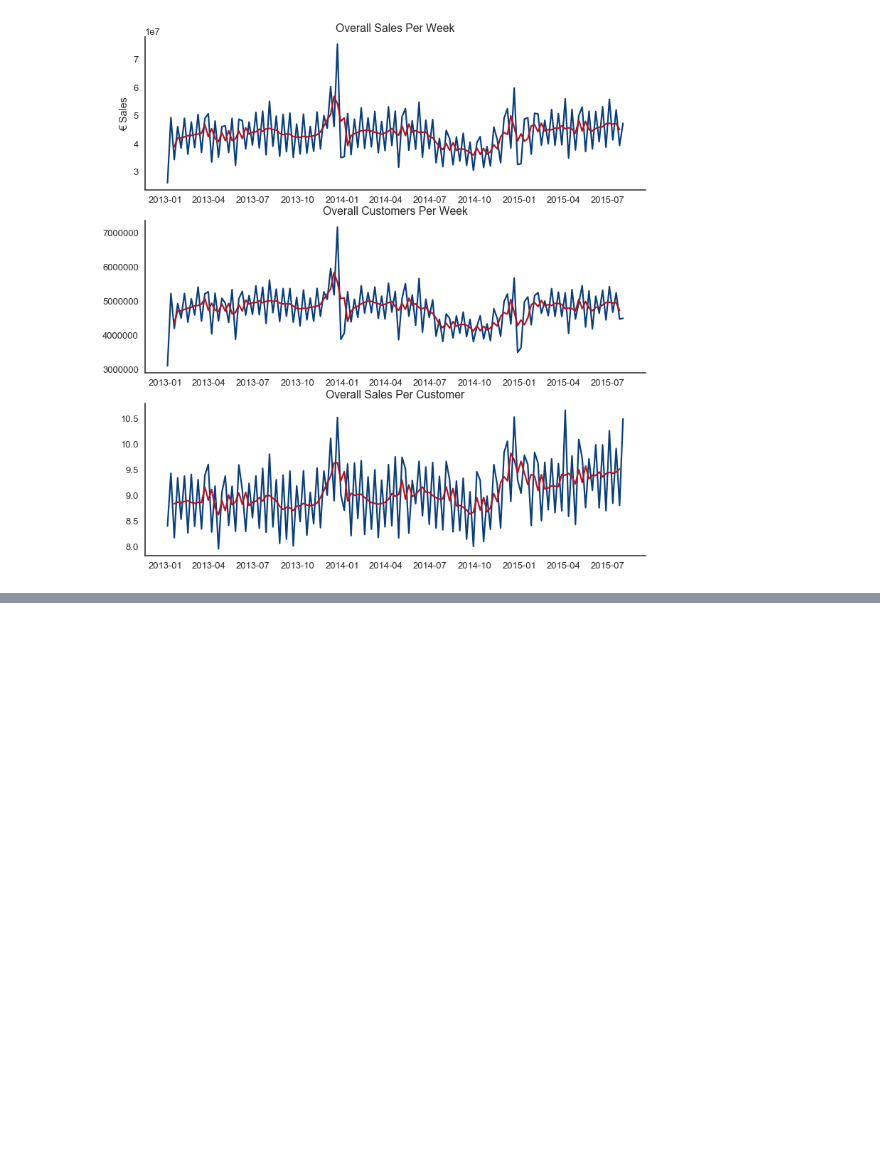
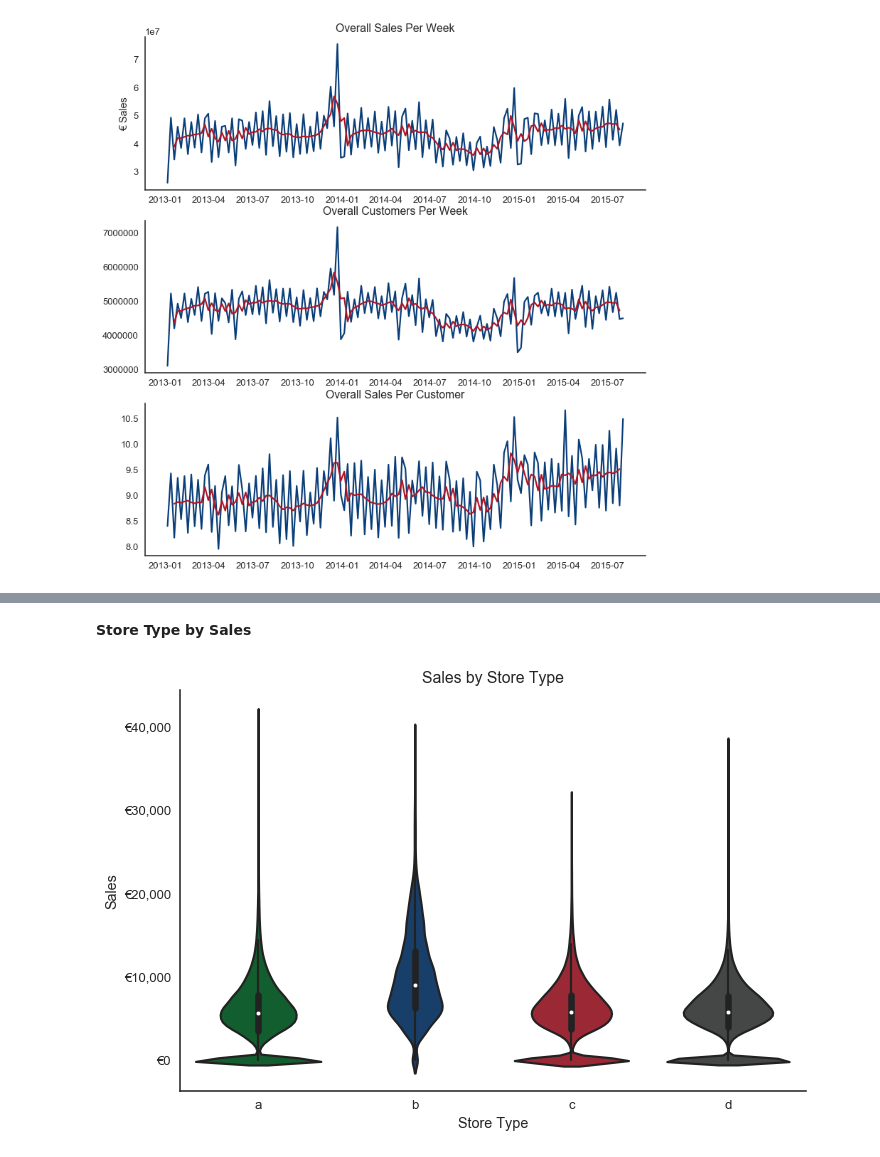
Before and after one commit to nurudeensulaimon/EDA, a Jupyter notebook: Exploratory Data Analysis.ipynb, the cells around one changed output, grey strips where cells are left out. Saved outputs shown, nothing was run; the diff lists cells and outputs as text; code cells hidden in the pictures; blank space fills up the shorter version.

Commit message:
added scripts for store type per sales and store type per customers

```diff
--- a/Exploratory Data Analysis.ipynb
+++ b/Exploratory Data Analysis.ipynb
@@ -14,7 +14,9 @@ sns.set_style('white')
 
 pal = ['#066b2b', '#0a3e78', '#ae1626','#444745','#55a15a', '#5588a1', 'indianred']
 # %%
-wd = 'C:\\Users\\Aaron\\Dropbox\\MSPA\\Pred498\\Group Project\\'
+wd = 'data\\' #path if you download the data folder and save in the same location with the notebook
+
+#wd = 'C:\\Users\\Aaron\\Dropbox\\MSPA\\Pred498\\Group Project\\'
 
 dateparse = lambda dates: pd.datetime.strptime(dates, '%Y-%m-%d')
 
@@ -362,0 +369,8 @@ sns.despine();
+# %%
+#merge the  train.csv and store.csv using the Store column in both text
+merged_data = pd.merge(train,store,on="Store")
+
+#set the index to the Date index from train data
+merged_data.set_index(train.index,inplace=True)
+
+merged_data.head()
@@ -362,0 +385,15 @@ sns.despine();
+# %% [markdown]
+**Store Type by Sales**
+# %%
+fig, ax = plt.subplots()
+ax = sns.violinplot(x = 'StoreType', y = 'Sales',order= ["a","b","c","d"], data = merged_data,palette = pal)
+ax.set_title('Sales by Store Type')
+ax.set_xlabel('Store Type')
+ax.set_ylabel('Sales')
+
+y_vals = ax.get_yticks()
+ax.set_yticklabels(['€{:,.0f}'.format(y) for y in y_vals])
+
+sns.despine();
+# %% [output]
+[figure, added]
```
Also changed, not shown: parts of 7 cells of this notebook.
